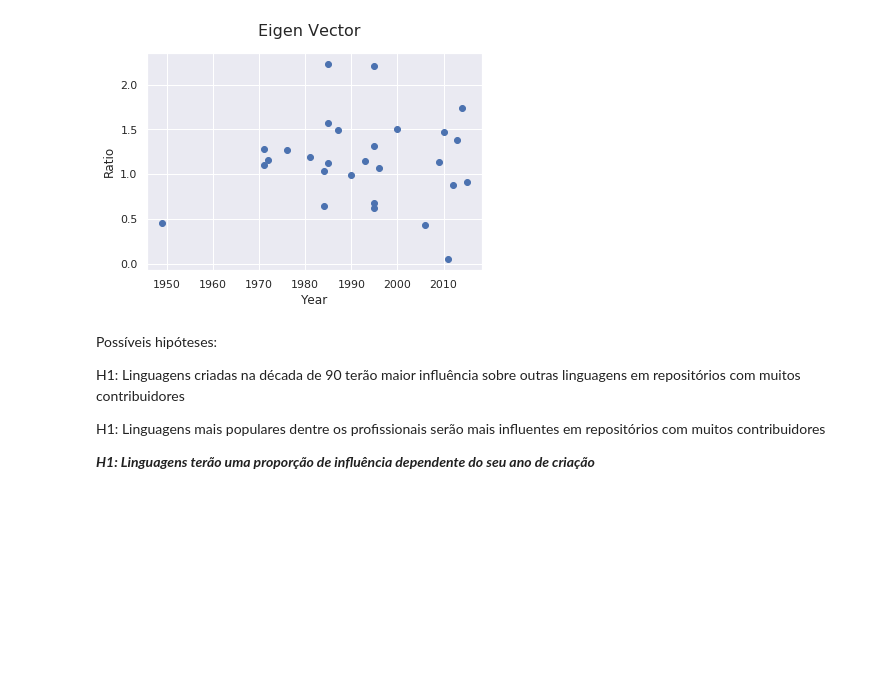
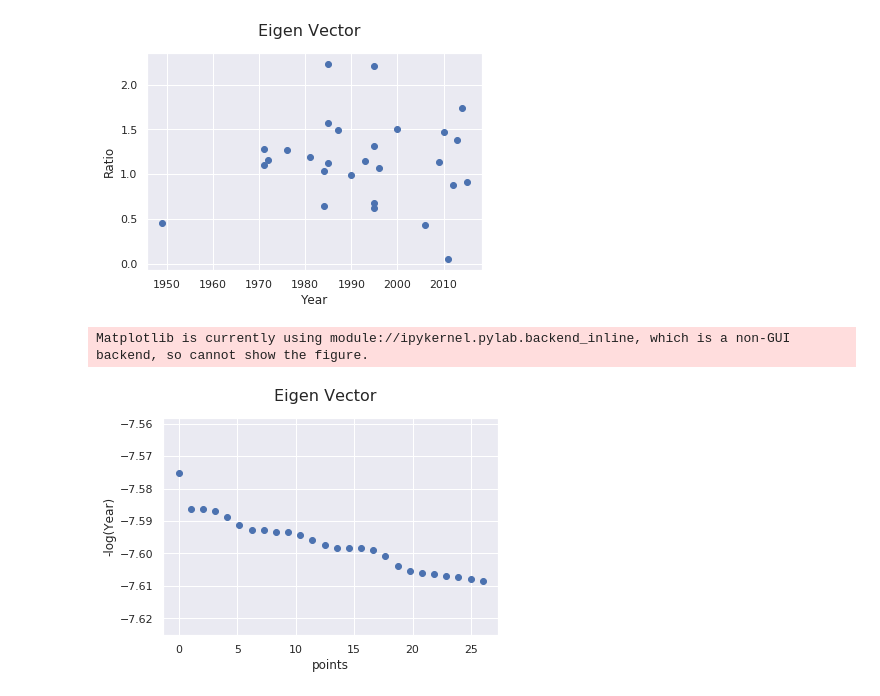
Before and after one commit to brunoartc/RedesSociais, a Jupyter notebook: dev_repos.ipynb, the cells around one changed output. Cells and saved outputs as stored; diff of their text form; code cells hidden in the pictures; blank space fills up the shorter version.

```diff
--- a/dev_repos.ipynb
+++ b/dev_repos.ipynb
@@ -450,13 +204,3 @@ ax.figure.show()
 # %% [output]
 Matplotlib is currently using module://ipykernel.pylab.backend_inline, which is a non-GUI backend, so cannot show the figure.
 [figure]
-# %% [markdown]
-Possíveis hipóteses:
-
-
-H1: Linguagens criadas na década de 90 terão maior influência sobre outras linguagens em repositórios com muitos contribuidores
-
-H1: Linguagens mais populares dentre os profissionais serão mais influentes em repositórios com muitos contribuidores
-
-
-___H1: Linguagens terão uma proporção de influência dependente do seu ano de criação___
@@ -462,0 +212,15 @@ ___H1: Linguagens terão uma proporção de influência dependente do seu ano de
+# %%
+tmp = lang_eig_ratio_df.sort_values('year', ascending=1)
+tmp = tmp.drop([26, 17])
+tmp['year2'] = [-np.log(year) for year in tmp['year']]
+points = np.linspace(0, len(tmp['year2']), len(tmp['year2']))
+# print(len(tmp['year2']))
+ax = pylab.subplot(111)
+ax.scatter(points, tmp['year2'])
+pylab.ylabel('-log(Year)')
+pylab.xlabel('points')
+pylab.suptitle('Eigen Vector', fontsize=16)
+ax.figure.show()
+# %% [output]
+Matplotlib is currently using module://ipykernel.pylab.backend_inline, which is a non-GUI backend, so cannot show the figure.
+[figure, added]
```
Also changed, not shown: parts of 27 cells of this notebook.
